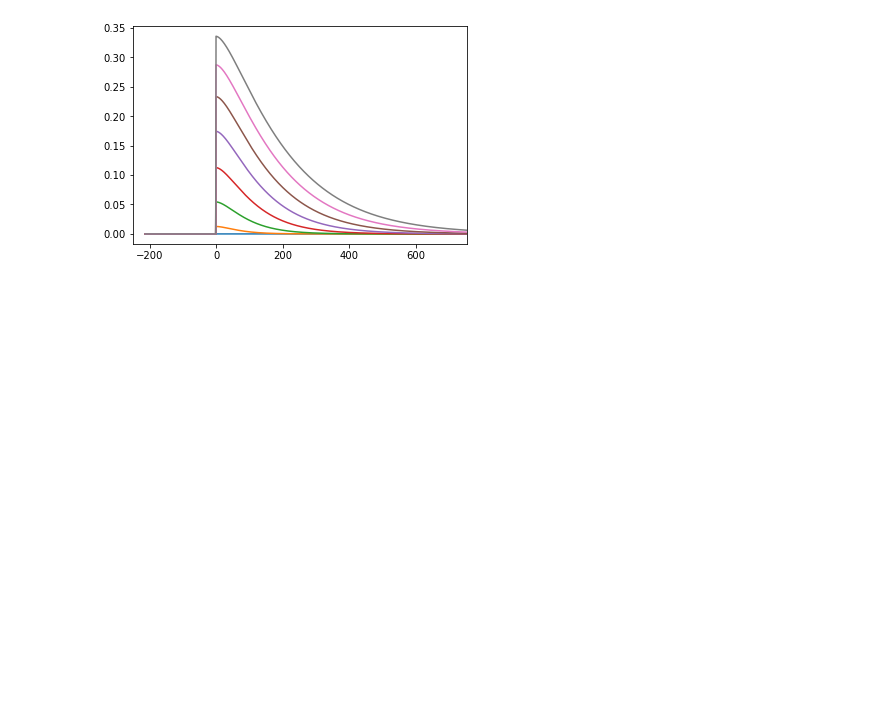
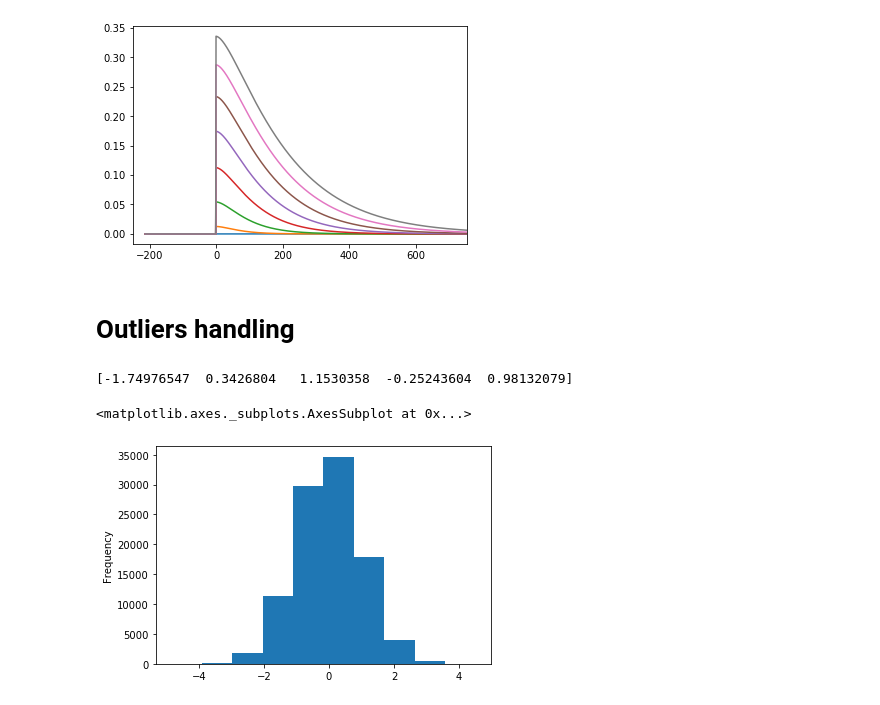
Before and after one commit to ajmal017/amp, a Jupyter notebook: core/notebooks/gallery_signal_processing.ipynb, the cells around one changed output. Saved outputs shown, nothing was run; the diff lists cells and outputs as text; code cells hidden in the pictures; blank space fills up the shorter version.

Commit message:
PartTask546: Implement outlier handling

```diff
--- a/core/notebooks/gallery_signal_processing.ipynb
+++ b/core/notebooks/gallery_signal_processing.ipynb
@@ -126,3 +135,17 @@ for i in np.arange(0.5, 4.5, 0.5):
                       min_depth=1, max_depth=2, p_moment=i).plot()
 # %% [output]
 [figure]
+# %% [markdown]
+# Outliers handling
+# %%
+np.random.seed(100)
+n = 100000
+data = np.random.normal(loc=0.0, scale=1.0, size=n)
+print(data[:5])
+
+srs = pd.Series(data)
+srs.plot(kind="hist")
+# %% [output]
+[-1.74976547  0.3426804   1.1530358  -0.25243604  0.98132079]
+<matplotlib.axes._subplots.AxesSubplot at 0x...>
+[figure, added]
```
Also changed, not shown: parts of 7 cells of this notebook, 9 other files.
